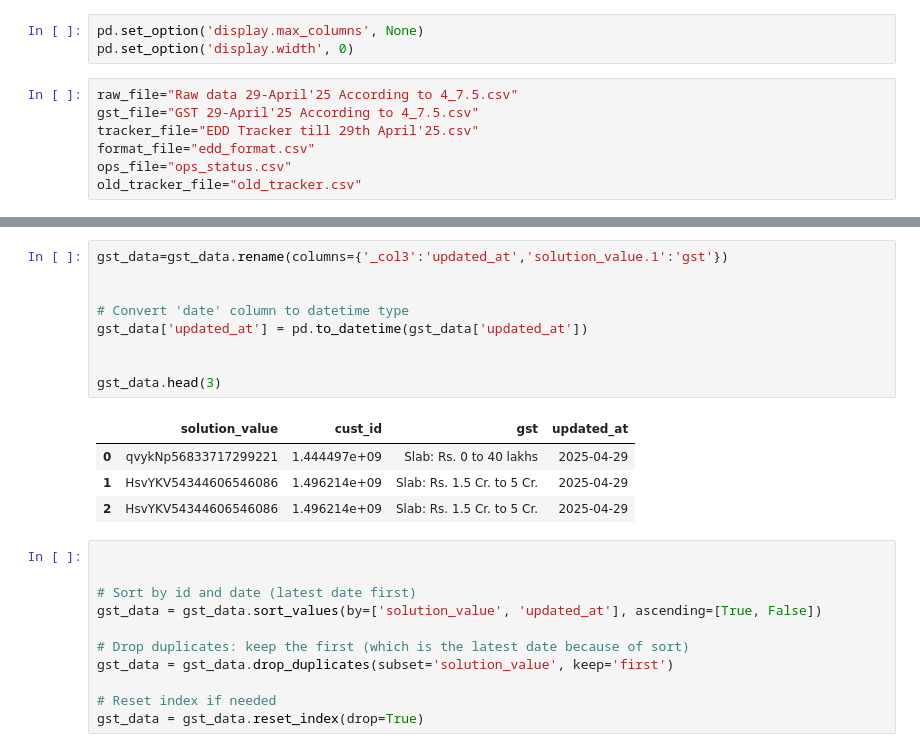
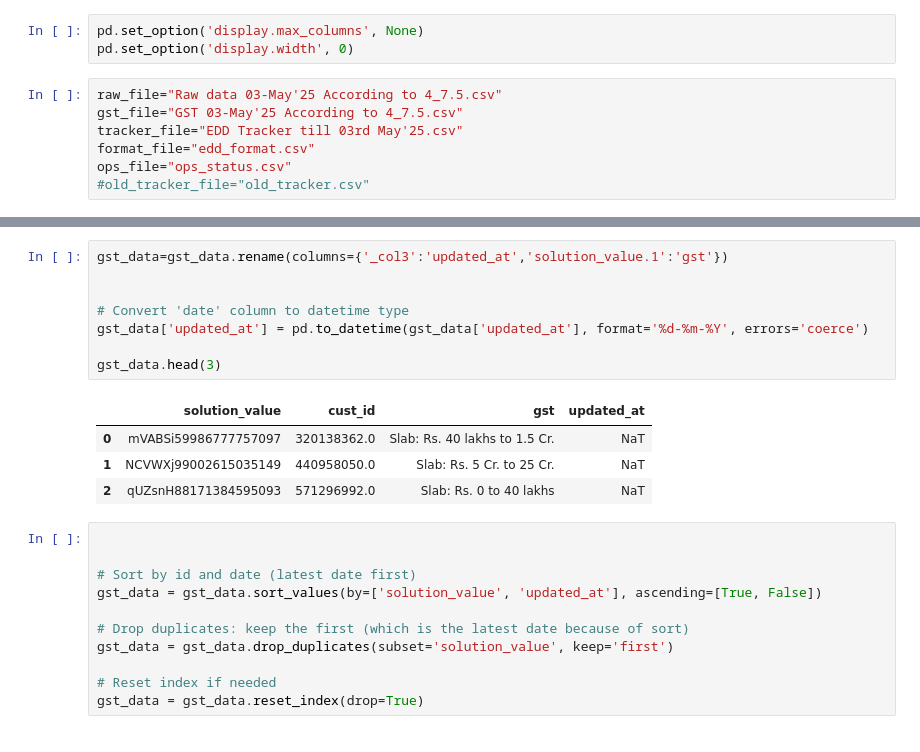
Before and after one commit to avnishpaytm/edd_code, a Jupyter notebook: edd_code.ipynb, the cells around one changed output, grey strips where cells are left out. Saved outputs shown, nothing was run; the diff lists cells and outputs as text.

```diff
--- a/edd_code.ipynb
+++ b/edd_code.ipynb
@@ -9,12 +9,12 @@ import math
 pd.set_option('display.max_columns', None)
 pd.set_option('display.width', 0)
 # %%
-raw_file="Raw data 29-April'25 According to 4_7.5.csv"
-gst_file="GST 29-April'25 According to 4_7.5.csv"
-tracker_file="EDD Tracker till 29th April'25.csv"
+raw_file="Raw data 03-May'25 According to 4_7.5.csv"
+gst_file="GST 03-May'25 According to 4_7.5.csv"
+tracker_file="EDD Tracker till 03rd May'25.csv"
 format_file="edd_format.csv"
 ops_file="ops_status.csv"
-old_tracker_file="old_tracker.csv"
+#old_tracker_file="old_tracker.csv"
 # %%
 raw_data= pd.read_csv(raw_file,memory_map=True)
 gst_data=pd.read_csv(gst_file,memory_map=True)
@@ -32,17 +32,16 @@ raw_data.head(3)
 # %%
 gst_data=gst_data.rename(columns={'_col3':'updated_at','solution_value.1':'gst'})
 
 
 # Convert 'date' column to datetime type
-gst_data['updated_at'] = pd.to_datetime(gst_data['updated_at'])
-
+gst_data['updated_at'] = pd.to_datetime(gst_data['updated_at'], format='%d-%m-%Y', errors='coerce')
 
 gst_data.head(3)
 # %% [output]
 |  | solution_value | cust_id | gst | updated_at |
-| 0 | qvykNp56833717299221 | 1.444497e+09 | Slab: Rs. 0 to 40 lakhs | 2025-04-29 |
-| 1 | HsvYKV54344606546086 | 1.496214e+09 | Slab: Rs. 1.5 Cr. to 5 Cr. | 2025-04-29 |
-| 2 | HsvYKV54344606546086 | 1.496214e+09 | Slab: Rs. 1.5 Cr. to 5 Cr. | 2025-04-29 |
+| 0 | mVABSi59986777757097 | 320138362.0 | Slab: Rs. 40 lakhs to 1.5 Cr. | NaT |
+| 1 | NCVWXj99002615035149 | 440958050.0 | Slab: Rs. 5 Cr. to 25 Cr. | NaT |
+| 2 | qUZsnH88171384595093 | 571296992.0 | Slab: Rs. 0 to 40 lakhs | NaT |
 # %%
 
 
```
Also changed, not shown: parts of 24 cells of this notebook.
